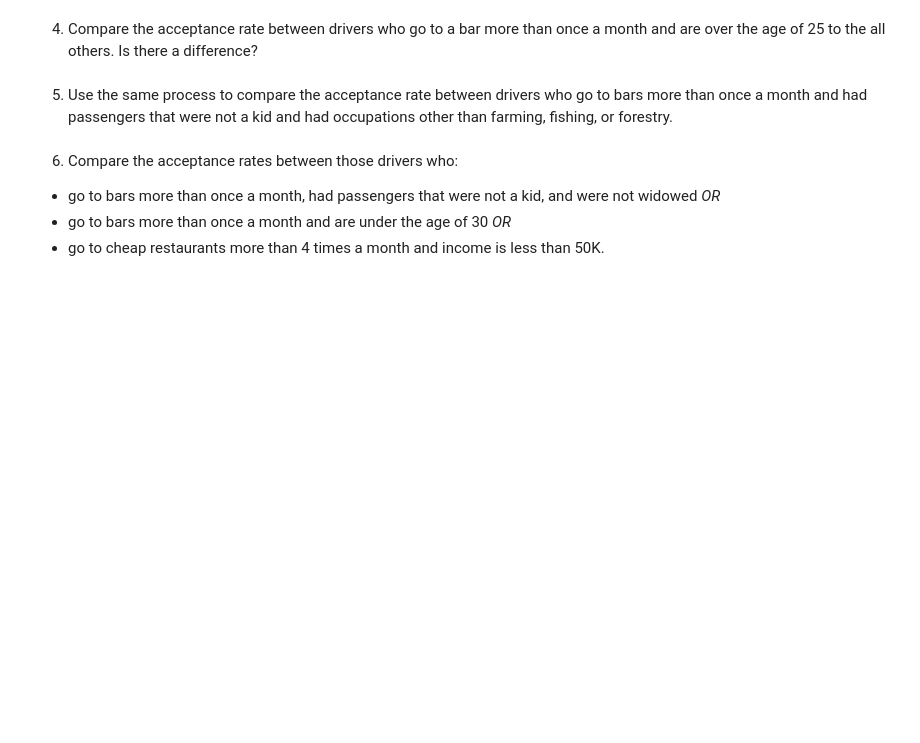
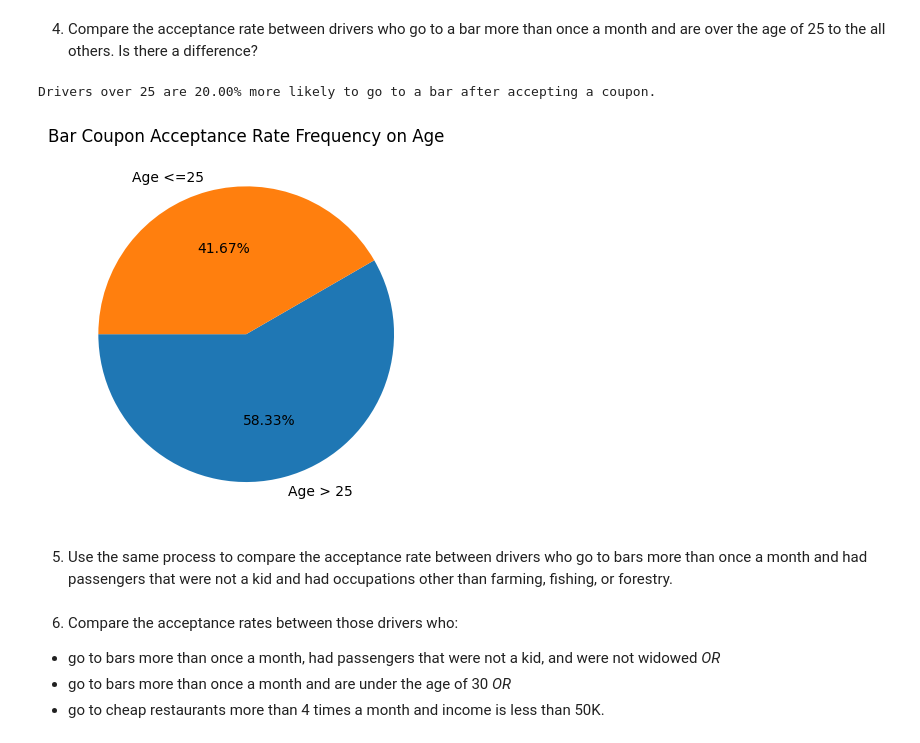
Before and after one commit to rbhat/aiml-customer-code, a Jupyter notebook: prompt.ipynb, the cells around one changed output. Drawn from its saved outputs; the diff is of its cells as text; code cells hidden in the pictures; blank space fills up the shorter version.

```diff
--- a/prompt.ipynb
+++ b/prompt.ipynb
@@ -198,5 +207,20 @@ f"People who accepted the coupon and went to the bar, went {'less than equal to
 # %% [markdown]
 4. Compare the acceptance rate between drivers who go to a bar more than once a month and are over the age of 25 to the all others.  Is there a difference?
+# %%
+bar_gte_1_accepted = bar_coupon_data[(bar_coupon_data['Y'] == 1) & ((bar_coupon_data['Bar'] =='1-3') | (bar_coupon_data['Bar'] =='gt8') | (bar_coupon_data['Bar'] =='4-8'))]
+
+total = bar_gte_1_accepted.shape[0]
+gt_25 = bar_gte_1_accepted[bar_gte_1_accepted['age'] > 25].shape[0]
+lte_25 = total-gt_25
+likeliness = f"{(gt_25-lte_25/lte_25) if gt_25>lte_25 else (lte_25-gt_25/gt_25)*100:0.2f}%"
+
+print(f"Drivers over 25 are {likeliness} {'more' if gt_25 > lte_25 else 'less'} likely to go to a bar after accepting a coupon.")
+plt.pie([gt_25, lte_25], autopct='%1.2f%%',startangle=180, labels=['Age > 25','Age <=25'])
+plt.title("Bar Coupon Acceptance Rate Frequency on Age")
+plt.show()
+# %% [output]
+Drivers over 25 are 20.00% more likely to go to a bar after accepting a coupon.
+[figure, added]
 # %% [markdown]
 5. Use the same process to compare the acceptance rate between drivers who go to bars more than once a month and had passengers that were not a kid and had occupations other than farming, fishing, or forestry.
 # %% [markdown]
```
Also changed, not shown: parts of 4 cells of this notebook.
